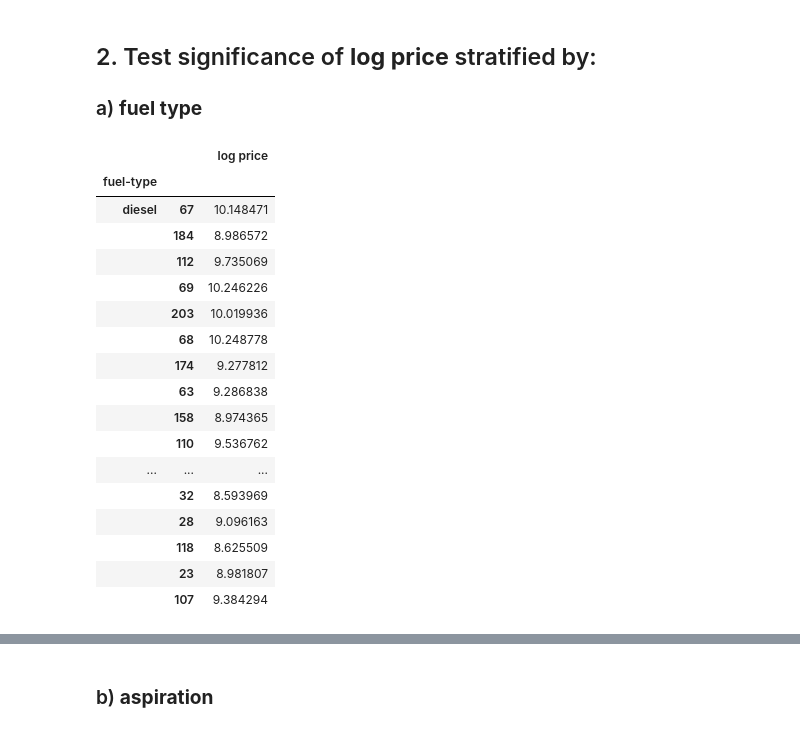
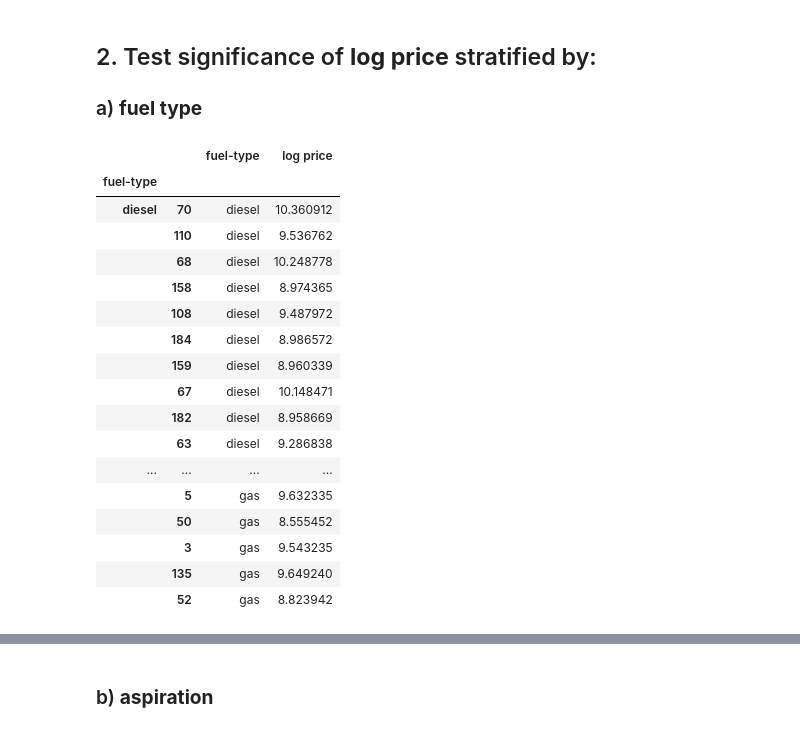
Before and after one commit to nataliegmoore/Data-Science-Certificate-UW, a Jupyter notebook: NatalieMoore-L04-AutoHypothesis.ipynb, the cells around one changed output, grey strips where cells are left out. Drawn from its saved outputs; the diff is of its cells as text; code cells hidden in the pictures.

```diff
--- a/NatalieMoore-L04-AutoHypothesis.ipynb
+++ b/NatalieMoore-L04-AutoHypothesis.ipynb
@@ -211,6 +236,7 @@ Above is a histogram of both the scaled 'price' and 'log price' columns. Since t
 def stratify(dat, p):
     groups = dat.groupby(group) # Create the groups
     nums = min(groups.size()) # Find the size of the smallest group
+    p = nums / dat.shape[0]
     num = int(p * dat.shape[0]) # Compute the desired number of samples per group
     if num <= nums: # If sufficient group size, sample each group and return.
         return groups.apply(lambda x: x.sample(n=num))
@@ -218,28 +244,30 @@ def stratify(dat, p):
         pmax = nums / dat.shape[0]
         print('The maximum value of p = ' + str(pmax))
 # %%
+#my stratified dataframe based on fuel-type
 p = .1 #found from trial and error
 group = 'fuel-type'
 
 strat_fueltype = stratify(auto_price, p)
-strat_fueltype = pd.DataFrame(strat_fueltype.loc[:,'log price'])
+strat_fueltype = pd.DataFrame(strat_fueltype)
+strat_fueltype = strat_fueltype[['fuel-type','log price']]
 strat_fueltype
 # %% [output]
-|  |  | log price |
-| fuel-type |  |  |
-| diesel | 67 | 10.148471 |
-|  | 184 | 8.986572 |
-|  | 112 | 9.735069 |
-|  | 69 | 10.246226 |
-|  | 203 | 10.019936 |
-|  | 68 | 10.248778 |
-|  | 174 | 9.277812 |
-|  | 63 | 9.286838 |
-|  | 158 | 8.974365 |
-|  | 110 | 9.536762 |
-| ... | ... | ... |
-|  | 32 | 8.593969 |
-|  | 28 | 9.096163 |
-|  | 118 | 8.625509 |
-|  | 23 | 8.981807 |
-|  | 107 | 9.384294 |
+|  |  | fuel-type | log price |
+| fuel-type |  |  |  |
+| diesel | 70 | diesel | 10.360912 |
+|  | 110 | diesel | 9.536762 |
+|  | 68 | diesel | 10.248778 |
+|  | 158 | diesel | 8.974365 |
+|  | 108 | diesel | 9.487972 |
+|  | 184 | diesel | 8.986572 |
+|  | 159 | diesel | 8.960339 |
+|  | 67 | diesel | 10.148471 |
+|  | 182 | diesel | 8.958669 |
+|  | 63 | diesel | 9.286838 |
+| ... | ... | ... | ... |
+|  | 5 | gas | 9.632335 |
+|  | 50 | gas | 8.555452 |
+|  | 3 | gas | 9.543235 |
+|  | 135 | gas | 9.649240 |
+|  | 52 | gas | 8.823942 |
```
Also changed, not shown: parts of 26 cells of this notebook, 5 other files.
